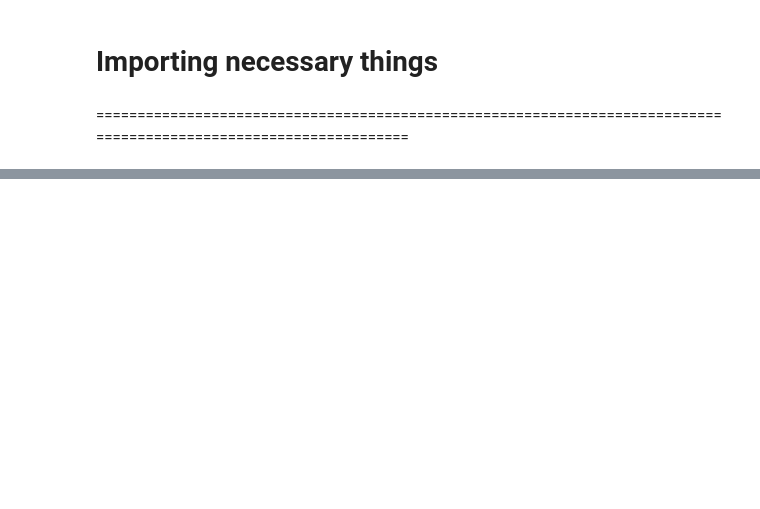
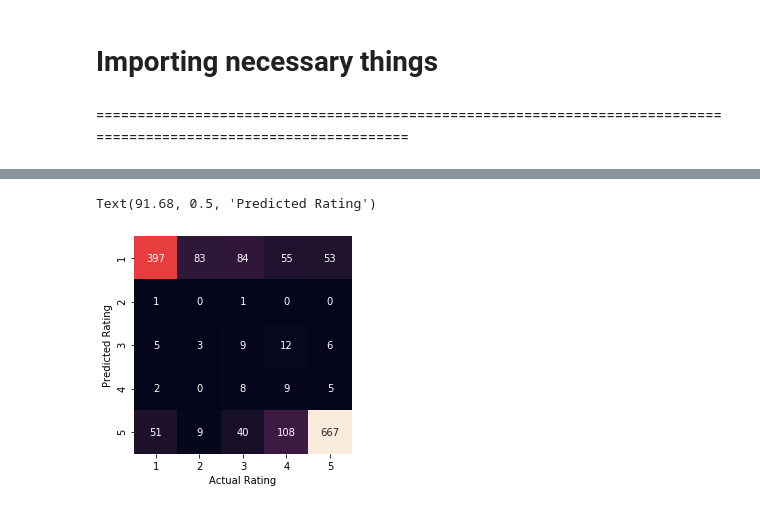
Before and after one commit to Moses-Lin/romreview, a Jupyter notebook: Modeling.ipynb, the cells around one changed output, grey strips where cells are left out. Saved outputs shown, nothing was run; the diff lists cells and outputs as text; code cells hidden in the pictures; blank space fills up the shorter version.

```diff
--- a/Modeling.ipynb
+++ b/Modeling.ipynb
@@ -34,0 +226,10 @@ import pickle
+# %%
+matrix = confusion_matrix(y_test, y_pred_SVM_test)
+sns.heatmap(matrix.T, square=True, annot=True, fmt='d', cbar=False,
+            xticklabels=['1','2','3','4','5'], yticklabels=['1','2','3','4','5'])
+
+plt.xlabel('Actual Rating')
+plt.ylabel('Predicted Rating')
+# %% [output]
+Text(91.68, 0.5, 'Predicted Rating')
+[figure, added]
```
Also changed, not shown: parts of 25 cells of this notebook, 1 other file.
